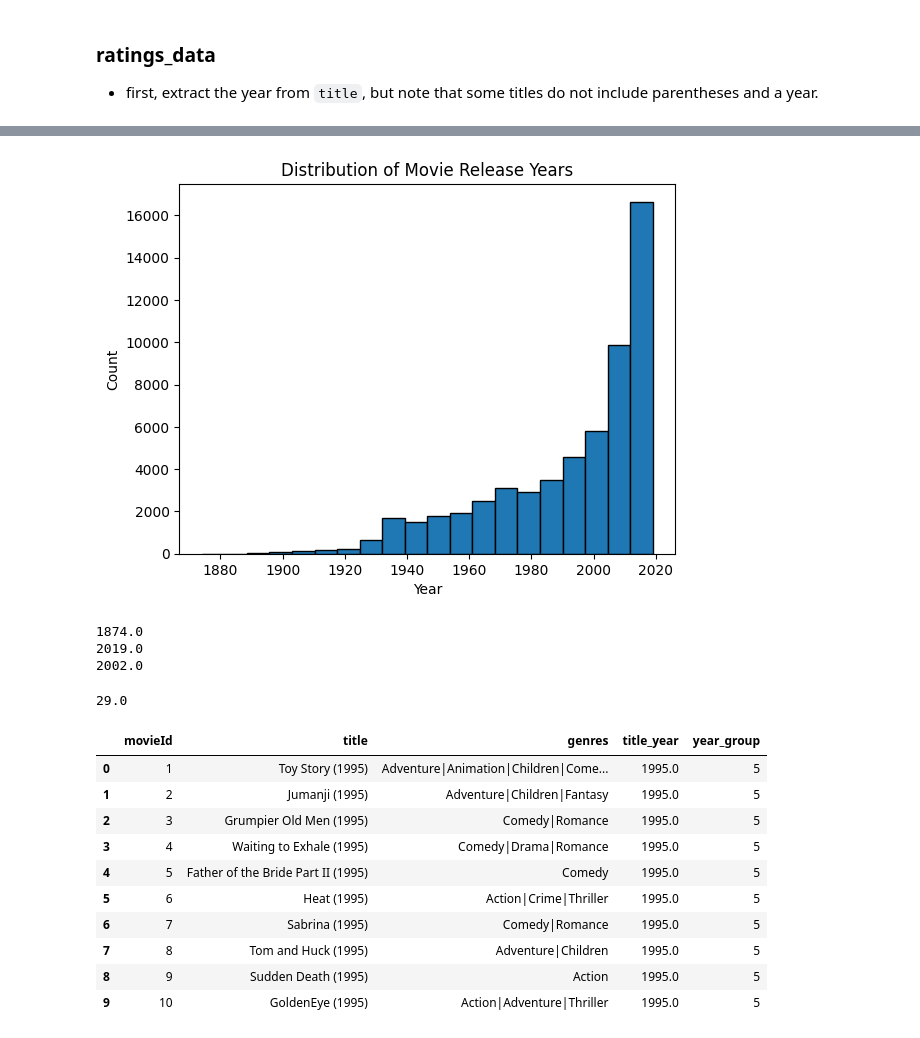
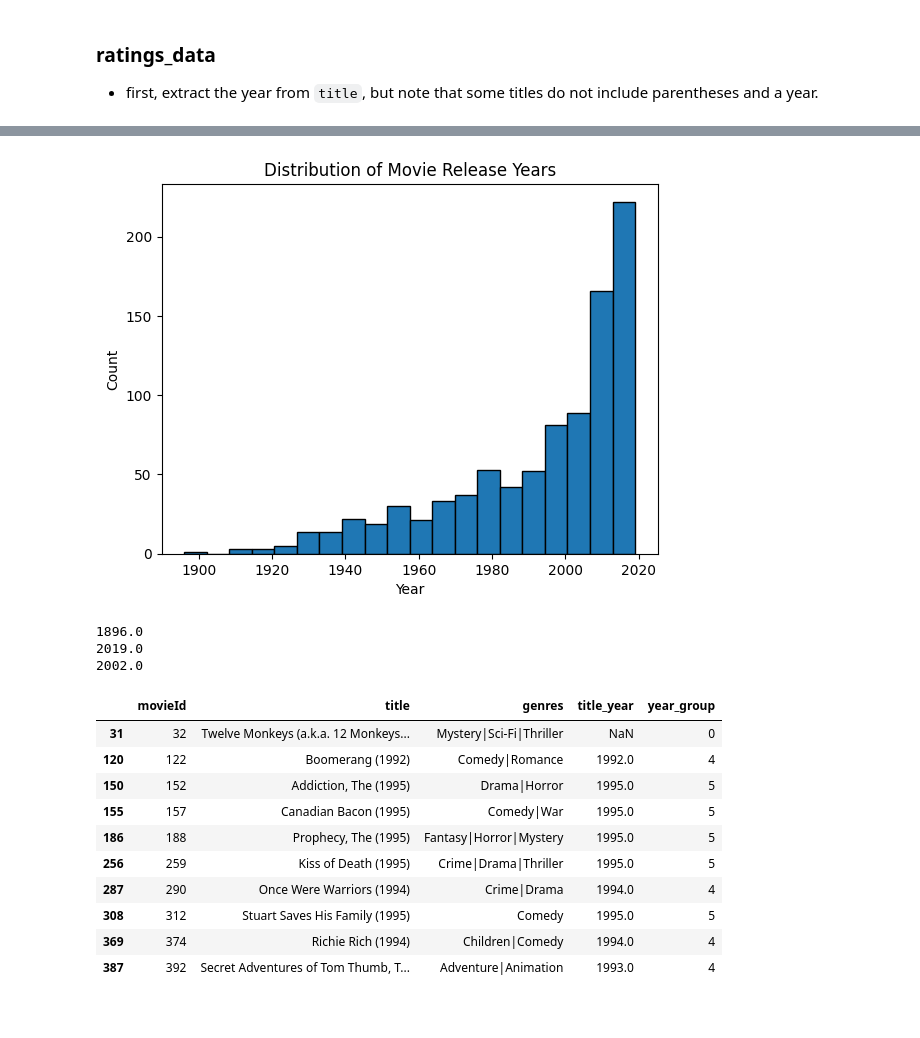
Before and after one commit to KarenKaoK/neo4j-movie-recommender, a Jupyter notebook: main.ipynb, the cells around one changed output, grey strips where cells are left out. Cells and saved outputs as stored; diff of their text form; code cells hidden in the pictures.

```diff
--- a/main.ipynb
+++ b/main.ipynb
@@ -20,6 +22,6 @@ os.listdir('./data')
  'genome-scores.csv',
  'movies.csv']
 # %%
-genome_scores_data = pd.read_csv('./data/genome-scores.csv')
-movies_data = pd.read_csv('./data/movies.csv')
-ratings_data = pd.read_csv('./data/ratings.csv')
+tag_df = pd.read_csv('./data/genome-scores.csv')
+movie_df = pd.read_csv('./data/movies.csv')
+rating_df = pd.read_csv('./data/ratings.csv')
@@ -32,0 +60,17 @@ genome_scores_data.head(3)
+# %%
+'''
+依照原本的方法，在計算 cos similarity 的時候，會需要耗用大量的 RAM
+因為他是一個稀疏矩陣，當有 N 個電影，就會創立 N*N 大小的矩陣
+那這次實驗先縮小 movie 數量嘗試看看
+'''
+
+# limit to 1000 movies
+movieId_list = movie_df['movieId'].sample(1000)
+
+tag_df = tag_df[tag_df['movieId'].isin(movieId_list)]
+movie_df = movie_df[movie_df['movieId'].isin(movieId_list)]
+rating_df = rating_df[rating_df['movieId'].isin(movieId_list)]
+
+print(tag_df.shape
+      ,movie_df.shape
+      ,rating_df.shape)
@@ -236,8 +192,12 @@ The Falklands War: The Untold Story
 # %%
 def get_title_year(x):
-    if '(' in x:
-        return (x.split('(')[1])[0:-1]
+    if '(' in x and ')' in x:
+        if (x.split('(')[1])[0:4].isdigit():
+            return (x.split('(')[1])[0:4]
+        else:
+            return np.nan
     else:
         return np.nan
 
-movies_data['title_year'] = movies_data['title'].apply(lambda x: get_title_year(x) )
+caculate_movie_year_df = movie_df.copy()
+caculate_movie_year_df['title_year'] = movie_df['title'].apply(lambda x: get_title_year(x) )
@@ -250,43 +220,42 @@ movies_data.head(2)
 # %%
-movies_data['title_year'].dropna().plot(
+caculate_movie_year_df['title_year'] = pd.to_numeric(caculate_movie_year_df['title_year'], errors='coerce')
+
+caculate_movie_year_df['title_year'].dropna().plot(
     kind='hist',
     bins=20,
     edgecolor='black',
     title='Distribution of Movie Release Years'
 )
 
 plt.xlabel('Year')
 plt.ylabel('Count')
 plt.show()
 # %% [output]
-[figure, old version]
+[figure, new version]
 # %%
-print(movies_data['title_year'].min())
-print(movies_data['title_year'].max())
-print(movies_data['title_year'].median())
-
-(2019.0-1874.0)/5
+print(caculate_movie_year_df['title_year'].min())
+print(caculate_movie_year_df['title_year'].max())
+print(caculate_movie_year_df['title_year'].median())
 # %% [output]
-1874.0
+1896.0
 2019.0
 2002.0
-29.0
 # %%
 num_bins = 5
-bins = np.linspace(movies_data['title_year'].min(), movies_data['title_year'].max(), num_bins + 1)
-movies_data['year_group'] = pd.cut(movies_data['title_year'], bins=bins, labels=range(1, num_bins + 1))
-movies_data['year_group'] = movies_data['year_group'].cat.add_categories([0]).fillna(0)
-movies_data.head(10)
+bins = np.linspace(caculate_movie_year_df['title_year'].min(), caculate_movie_year_df['title_year'].max(), num_bins + 1)
+caculate_movie_year_df['year_group'] = pd.cut(caculate_movie_year_df['title_year'], bins=bins, labels=range(1, num_bins + 1))
+caculate_movie_year_df['year_group'] = caculate_movie_year_df['year_group'].cat.add_categories([0]).fillna(0)
+caculate_movie_year_df.head(10)
 # %% [output]
 |  | movieId | title | genres | title_year | year_group |
-| 0 | 1 | Toy Story (1995) | Adventure|Animation|Children|Come... | 1995.0 | 5 |
-| 1 | 2 | Jumanji (1995) | Adventure|Children|Fantasy | 1995.0 | 5 |
-| 2 | 3 | Grumpier Old Men (1995) | Comedy|Romance | 1995.0 | 5 |
-| 3 | 4 | Waiting to Exhale (1995) | Comedy|Drama|Romance | 1995.0 | 5 |
-| 4 | 5 | Father of the Bride Part II (1995) | Comedy | 1995.0 | 5 |
-| 5 | 6 | Heat (1995) | Action|Crime|Thriller | 1995.0 | 5 |
-| 6 | 7 | Sabrina (1995) | Comedy|Romance | 1995.0 | 5 |
-| 7 | 8 | Tom and Huck (1995) | Adventure|Children | 1995.0 | 5 |
-| 8 | 9 | Sudden Death (1995) | Action | 1995.0 | 5 |
-| 9 | 10 | GoldenEye (1995) | Action|Adventure|Thriller | 1995.0 | 5 |
+| 31 | 32 | Twelve Monkeys (a.k.a. 12 Monkeys... | Mystery|Sci-Fi|Thriller | NaN | 0 |
+| 120 | 122 | Boomerang (1992) | Comedy|Romance | 1992.0 | 4 |
+| 150 | 152 | Addiction, The (1995) | Drama|Horror | 1995.0 | 5 |
+| 155 | 157 | Canadian Bacon (1995) | Comedy|War | 1995.0 | 5 |
+| 186 | 188 | Prophecy, The (1995) | Fantasy|Horror|Mystery | 1995.0 | 5 |
+| 256 | 259 | Kiss of Death (1995) | Crime|Drama|Thriller | 1995.0 | 5 |
+| 287 | 290 | Once Were Warriors (1994) | Crime|Drama | 1994.0 | 4 |
+| 308 | 312 | Stuart Saves His Family (1995) | Comedy | 1995.0 | 5 |
+| 369 | 374 | Richie Rich (1994) | Children|Comedy | 1994.0 | 4 |
+| 387 | 392 | Secret Adventures of Tom Thumb, T... | Adventure|Animation | 1993.0 | 4 |
 # %%
```
Also changed, not shown: parts of 47 cells of this notebook.
